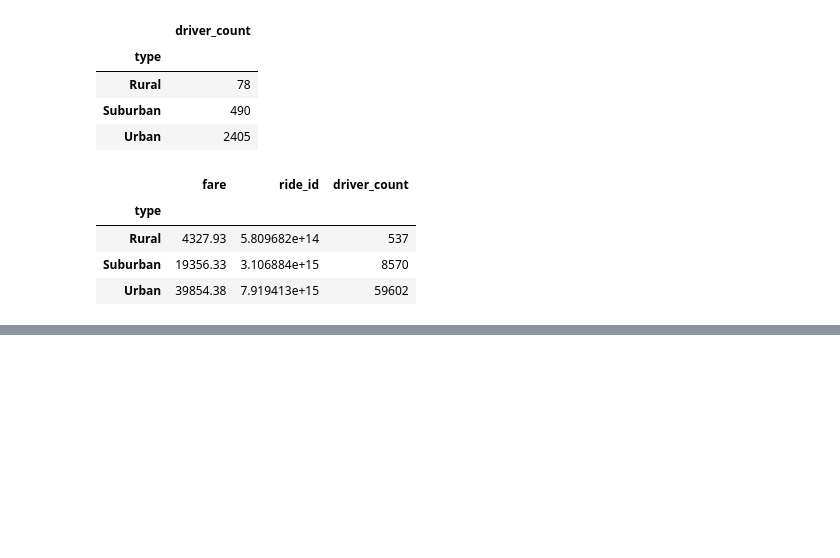
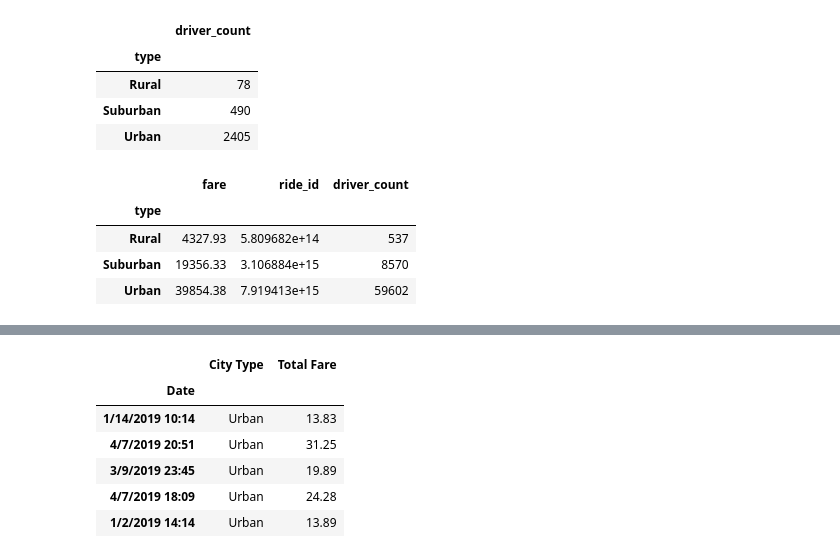
Before and after one commit to emmysobieski/PyBer_Analysis, a Jupyter notebook: Pyber_Challenge.ipynb, the cells around one changed output, grey strips where cells are left out. Cells and saved outputs as stored; diff of their text form; code cells hidden in the pictures; blank space fills up the shorter version.

```diff
--- a/Pyber_Challenge.ipynb
+++ b/Pyber_Challenge.ipynb
@@ -157,5 +161,15 @@ p2_pyber_data_df
 # %%
-# 3. Create new dataframe for fares and include only the Date, City Type, and Fare Columns using groupby(), and drop extra date column
-#fares_summary_df=pd.DataFrame([{'Date': date,'City Type': type,'Total Fare': fare_total,}],drop=True)
-#fares_summary_df.groupby(['type'])
-#fares_summary_df
+# 3. Create new dataframe for fares and include only the Date, City Type, and Fare Columns, grouping by city type, and drop extra date column
+fares_summary_df=pd.DataFrame({'Date': p2_PyBer_data_df.index.values.tolist(),
+                                'City Type': p2_PyBer_data_df['City Type'],
+                                'Total Fare': p2_PyBer_data_df['Fare']})
+fares_summary_df.set_index('Date', inplace=True)
+fares_summary_df.head()
+# %% [output]
+|  | City Type | Total Fare |
+| Date |  |  |
+| 1/14/2019 10:14 | Urban | 13.83 |
+| 4/7/2019 20:51 | Urban | 31.25 |
+| 3/9/2019 23:45 | Urban | 19.89 |
+| 4/7/2019 18:09 | Urban | 24.28 |
+| 1/2/2019 14:14 | Urban | 13.89 |
```
Also changed, not shown: parts of 20 cells of this notebook.
